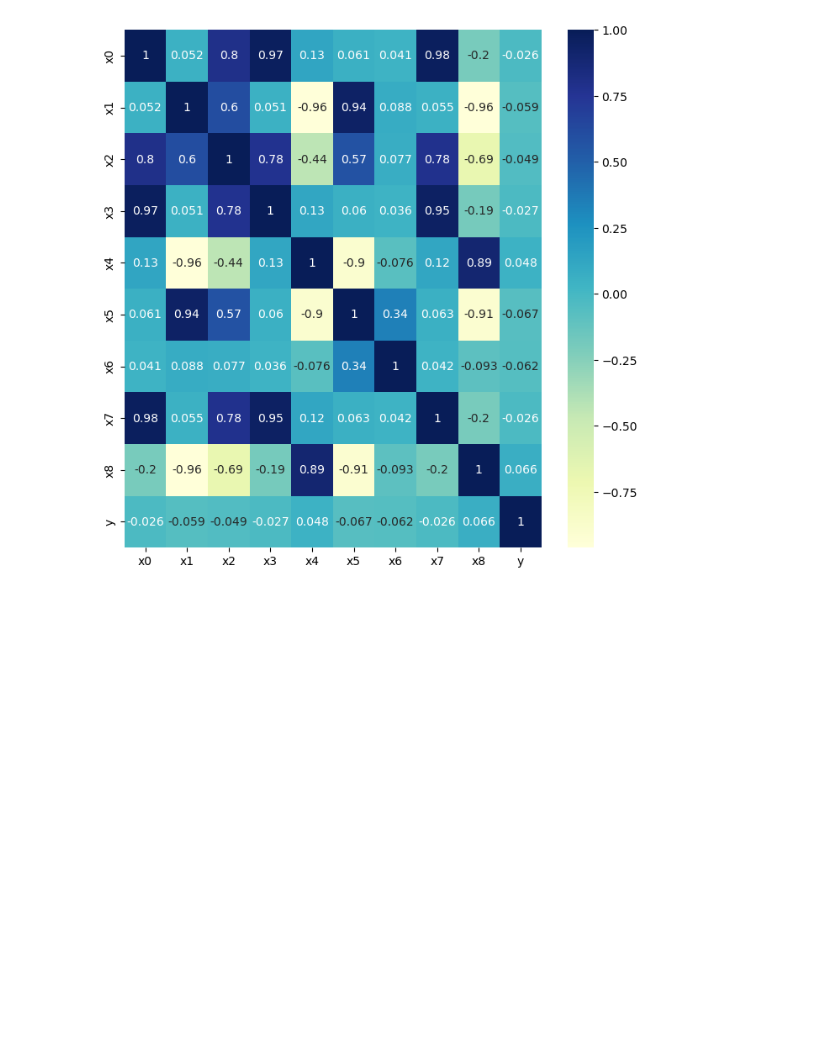
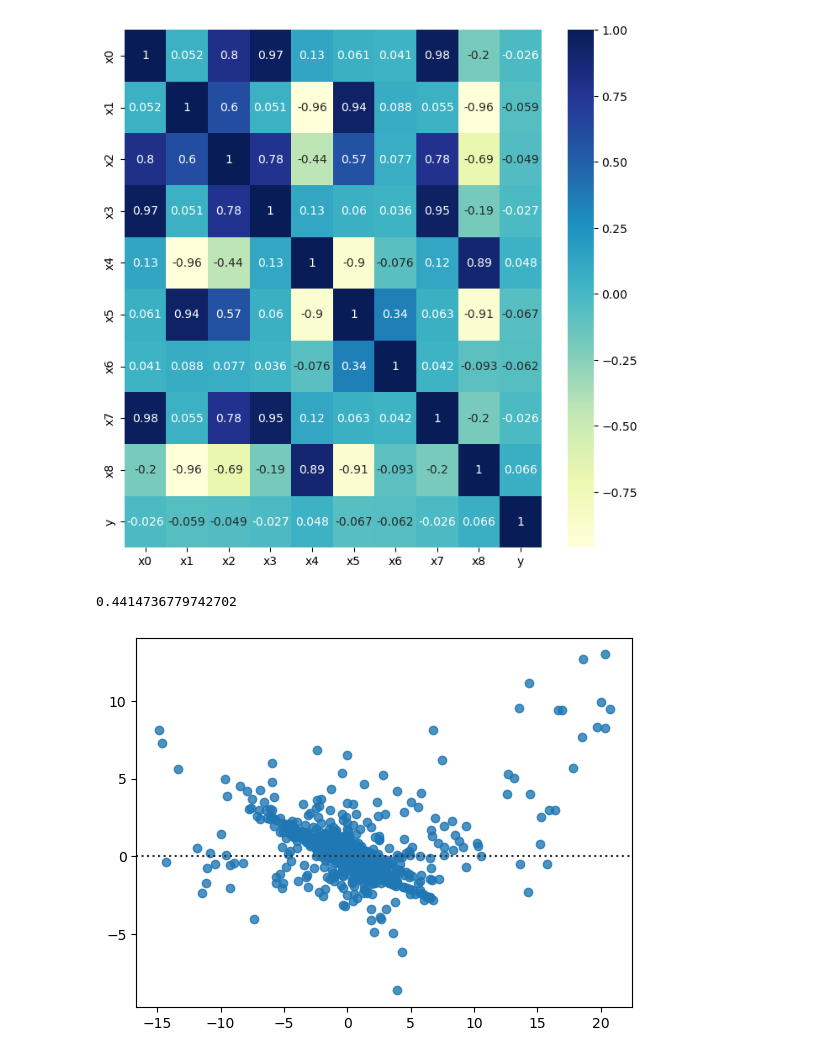
Before and after one commit to ufabc-bcc/srbench-competition-2023-track-1-wonderful-time, a Jupyter notebook: DA1.ipynb, the cells around one changed output. Cells and saved outputs as stored; diff of their text form; code cells hidden in the pictures; blank space fills up the shorter version.

```diff
--- a/DA1.ipynb
+++ b/DA1.ipynb
@@ -40,3 +40,23 @@ dataplot = sb.heatmap(ds.corr(), cmap="YlGnBu", annot=True)
 plt.show()
 # %% [output]
 [figure]
+# %%
+Z = ds.to_numpy()
+X, y = Z[:, : -1], Z[:, -1]
+
+from scripts.score import Score
+with open(f"dataset_1_best_model") as f_model:
+    sc = Score(f_model.read(), X, y)
+# %%
+sc.r2
+# %% [output]
+0.4414736779742702
+# %%
+y_hat = sc.expr.eval(X)
+# %%
+import seaborn as sns
+import matplotlib.pyplot as plt
+sns.residplot(x= y, y= (y_hat - y))
+plt.show()
+# %% [output]
+[figure, added]
```
Also changed, not shown: parts of 2 cells of this notebook, 4 other files.
